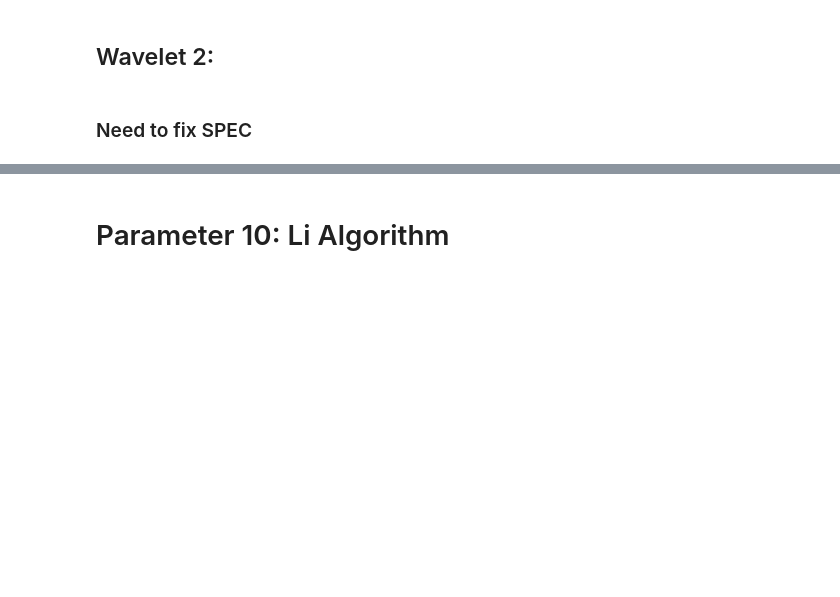
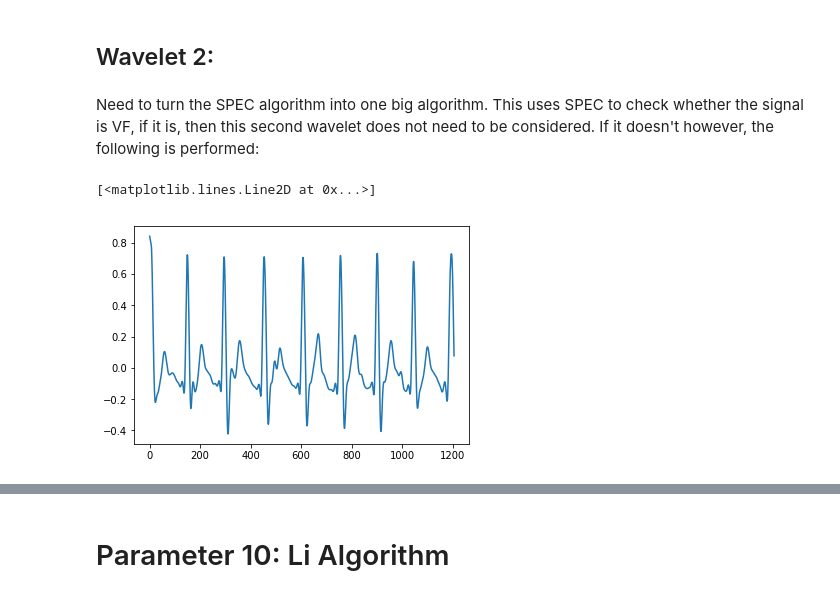
Before and after one commit to AhmadChaiban/War_on_arrhythmia, a Jupyter notebook: Thesis_Notebook.ipynb, the cells around one changed output, grey strips where cells are left out. Saved outputs shown, nothing was run; the diff lists cells and outputs as text; code cells hidden in the pictures; blank space fills up the shorter version.

```diff
--- a/Thesis_Notebook.ipynb
+++ b/Thesis_Notebook.ipynb
@@ -1207,5 +1209,11 @@ In the above process, I'm not sure if we should only take the weighted fourier t
 The highest frequency/jmax problem needs to be fixed before this is continued
 # %% [markdown]
 ## Wavelet 2:
-# %% [markdown]
-### Need to fix SPEC
+# %% [markdown]
+Need to turn the SPEC algorithm into one big algorithm. This uses SPEC to check whether the signal is VF, if it is, then this second wavelet does not need to be considered. If it doesn't however, the following is performed:
+# %%
+w = pywt.dwt(MIT_signal[0:2400],'db8','smooth')
+plt.plot(w[0])
+# %% [output]
+[<matplotlib.lines.Line2D at 0x...>]
+[figure, added]
```
Also changed, not shown: parts of 29 cells of this notebook.
